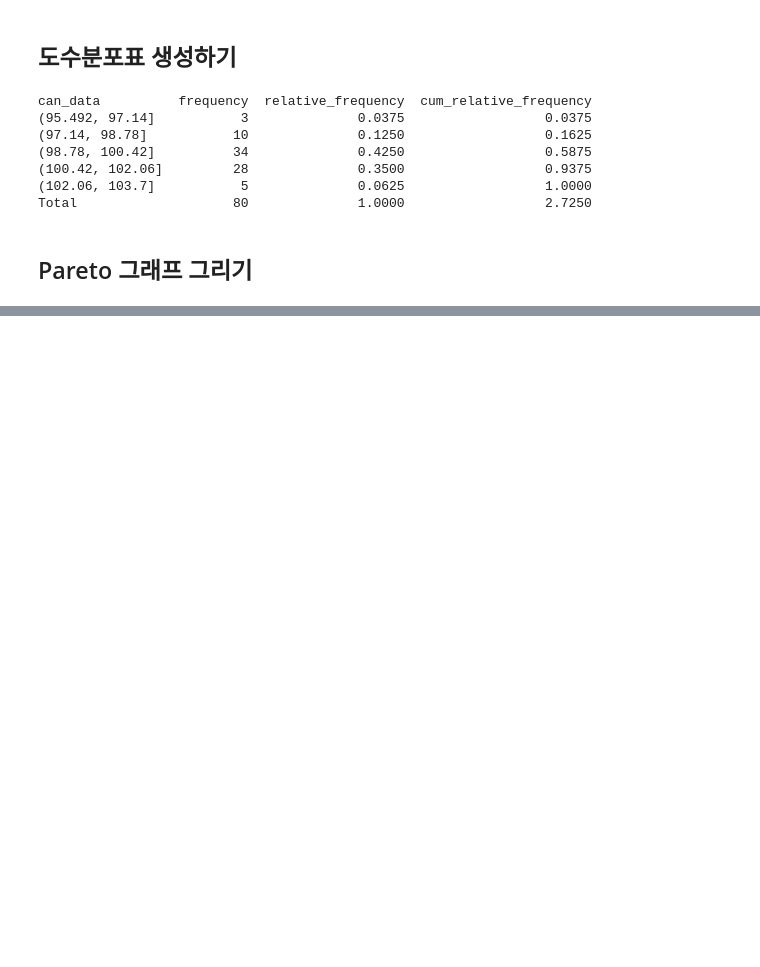
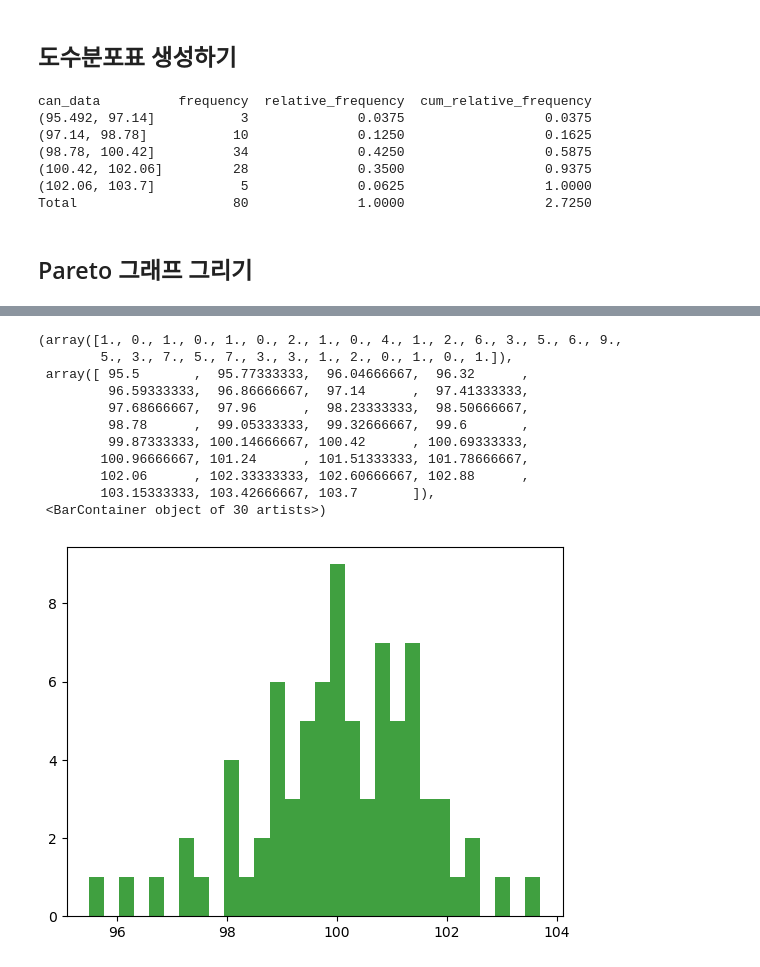
Before and after one commit to Kang-Minseokk/computational_statistics, a Jupyter notebook: Week1.ipynb, the cells around one changed output, grey strips where cells are left out. Saved outputs shown, nothing was run; the diff lists cells and outputs as text; code cells hidden in the pictures; blank space fills up the shorter version.

```diff
--- a/Week1.ipynb
+++ b/Week1.ipynb
@@ -55,0 +56,15 @@ plt.show()
+# %%
+plt.hist(can_data, bins=30, facecolor='g', alpha=0.75)
+# %% [output]
+(array([1., 0., 1., 0., 1., 0., 2., 1., 0., 4., 1., 2., 6., 3., 5., 6., 9.,
+        5., 3., 7., 5., 7., 3., 3., 1., 2., 0., 1., 0., 1.]),
+ array([ 95.5       ,  95.77333333,  96.04666667,  96.32      ,
+         96.59333333,  96.86666667,  97.14      ,  97.41333333,
+         97.68666667,  97.96      ,  98.23333333,  98.50666667,
+         98.78      ,  99.05333333,  99.32666667,  99.6       ,
+         99.87333333, 100.14666667, 100.42      , 100.69333333,
+        100.96666667, 101.24      , 101.51333333, 101.78666667,
+        102.06      , 102.33333333, 102.60666667, 102.88      ,
+        103.15333333, 103.42666667, 103.7       ]),
+ <BarContainer object of 30 artists>)
+[figure, added]
```
Also changed, not shown: parts of 2 cells of this notebook.
